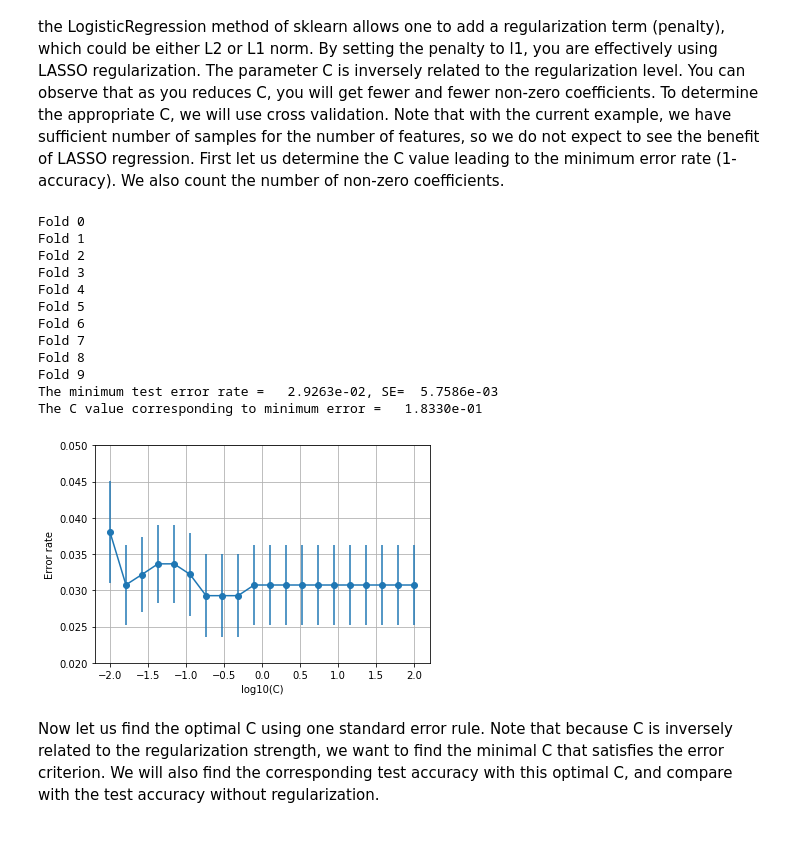
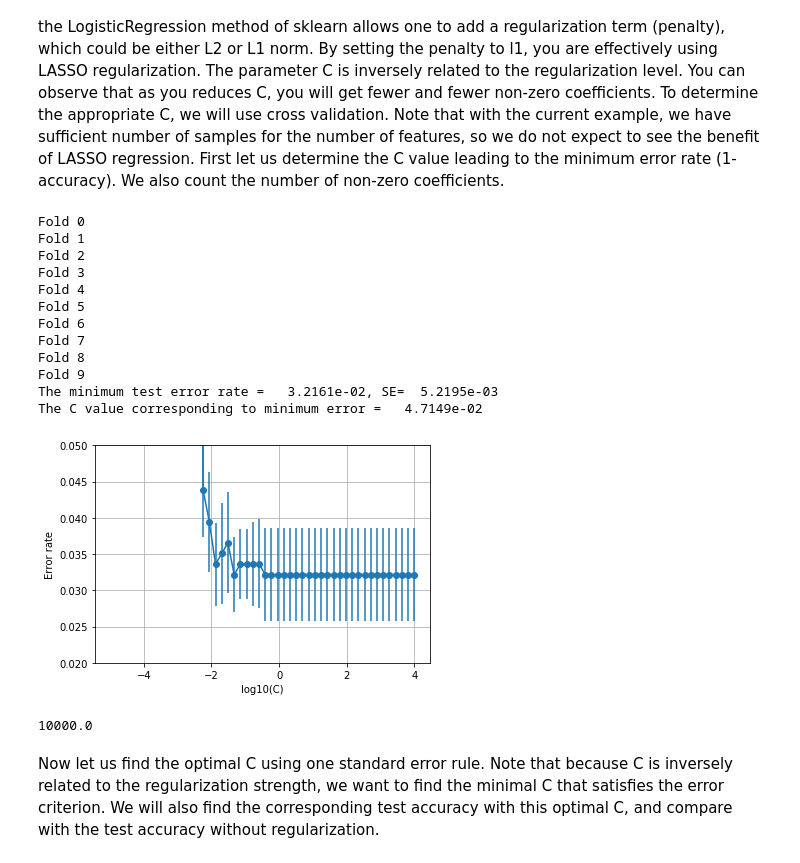
Before and after one commit to sdrangan/introml, a Jupyter notebook: unit06_logistic/demo_breast_cancer.ipynb, the cells around one changed output. Saved outputs shown, nothing was run; the diff lists cells and outputs as text; code cells hidden in the pictures.

Commit message:
Added a demo on transforms.

```diff
--- a/unit06_logistic/demo_breast_cancer.ipynb
+++ b/unit06_logistic/demo_breast_cancer.ipynb
@@ -280 +283,7 @@ Xs = preprocessing.scale(X)
+# %%
+from sklearn.preprocessing import StandardScaler
+
+scal = StandardScaler()
+Xtr1 = scal.fit_transform(Xtr)
+Xts1 = scal.transform(Xts)
 # %% [markdown]
@@ -282,2 +291,3 @@ Next, we create a logistic regression object.  The parameter `C` states the leve
 # %%
-logreg = linear_model.LogisticRegression(C=1e5)
+reg = linear_model.LogisticRegression(C=1e5)
+reg.fit(Xtr1, ytr)
@@ -286,2 +299,0 @@ Then, we fit the model.
-# %%
-logreg.fit(Xs, y)
@@ -295,5 +302,5 @@ We can next plot the accuracy on the training data.  We see we get an accuracy b
 # %%
-yhat = logreg.predict(Xs)
-acc = np.mean(yhat == y)
+yhat = reg.predict(Xts1)
+acc = np.mean(yhat == yts)
 print("Accuracy on training data = %f" % acc)
 # %% [output]
@@ -409,71 +424,81 @@ AUC=0.996297
 ## LASSO regularization
 As with linear regression, we can use LASSO regression to force the weighting coefficients to have small L1 norm, which will have the effect to reducing the number of non-zero coefficients. This is particularly important when there are many features and not enough training samples. the LogisticRegression method of sklearn allows one to add a regularization term (penalty), which could be either L2 or L1 norm. By setting the penalty to l1, you are effectively using LASSO regularization. The parameter C is inversely related to the regularization level. You can observe that as you reduces C, you will get fewer and fewer non-zero coefficients. To determine the appropriate C, we will use cross validation. Note that with the current example, we have sufficient number of samples for the number of features, so we do not expect to see the benefit of LASSO regression. First let us determine the C value leading to the minimum error rate (1-accuracy). We also count the number of non-zero coefficients.
 # %%
-npen = 20
-C_test = np.logspace(-2,2,npen)
+npen = 50
+C_test = np.logspace(-5,4,npen)
 
 # Create the cross-validation object and error rate matrix
 nfold = 10
 kf = KFold(n_splits=nfold,shuffle=True)
+
 err_rate = np.zeros((npen,nfold))
 num_nonzerocoef = np.zeros((npen,nfold))
+
 # Create the logistic regression object
-logreg = linear_model.LogisticRegression(penalty='l1',warm_start=True)
+reg = linear_model.LogisticRegression(penalty='l1',solver='liblinear')
 
-# Loop over the folds in the cross-validation
-for ifold, Ind in enumerate(kf.split(Xs)):
+for ifold, I in enumerate(kf.split(X)):
 
     # Get training and test data
-    Itr, Its = Ind
-    Xtr = Xs[Itr,:]
-    ytr = y[Itr]
-    Xts = Xs[Its,:]
-    yts = y[Its]
+    train, test = I
+    Xtr = X[train,:]
+    ytr = y[train]
+    Xts = X[test,:]
+    yts = y[test]
 
-    # Loop over penalty levels
+    # Scale the data
+    scal = StandardScaler()
+    Xtr1 = scal.fit_transform(Xtr)
+    Xts1 = scal.transform(Xts)
+
     for ipen, c in enumerate(C_test):
 
         # Set the penalty level
-        logreg.C= c
+        reg.C= c
 
         # Fit a model on the training data
-        logreg.fit(Xtr, ytr)
+        reg.fit(Xtr1, ytr)
 
         # Predict the labels on the test set.
-        yhat = logreg.predict(Xts)
+        yhat = reg.predict(Xts1)
 
         # Measure the accuracy
         err_rate[ipen,ifold] = np.mean(yhat != yts)
         num_nonzerocoef[ipen,ifold]=np.sum(abs(logreg.coef_)>0.001)
+
     print("Fold %d" % ifold)
 
 err_mean = np.mean(err_rate, axis=1)
 num_nonzerocoef_mean = np.mean(num_nonzerocoef, axis=1)
 err_se = np.std(err_rate,axis=1)/np.sqrt(nfold-1)
 plt.errorbar(np.log10(C_test), err_mean, marker='o',yerr=err_se)
 plt.ylim([0.02,0.05])
 plt.grid()
 plt.xlabel('log10(C)')
 plt.ylabel('Error rate')
 
 imin = np.argmin(err_mean)
 
 print("The minimum test error rate = %12.4e, SE=%12.4e" % (err_mean[imin], err_se[imin]))
 print("The C value corresponding to minimum error = %12.4e" % (C_test[imin]))
 # %% [output]
 Fold 0
 Fold 1
 Fold 2
 Fold 3
 Fold 4
 Fold 5
 Fold 6
 Fold 7
 Fold 8
 Fold 9
-The minimum test error rate =   2.9263e-02, SE=  5.7586e-03
-The C value corresponding to minimum error =   1.8330e-01
+The minimum test error rate =   3.2161e-02, SE=  5.2195e-03
+The C value corresponding to minimum error =   4.7149e-02
-[figure, old version]
+[figure, new version]
+# %%
+c
+# %% [output]
+10000.0
 # %% [markdown]
 Now let us find the optimal C using one standard error rule. Note that because C is inversely related to the regularization strength, we want to find the minimal C that satisfies the error criterion. We will also find the corresponding test accuracy with this optimal C, and compare with the test accuracy without regularization.
 # %%
```
Also changed, not shown: parts of 17 cells of this notebook, 6 other files.
